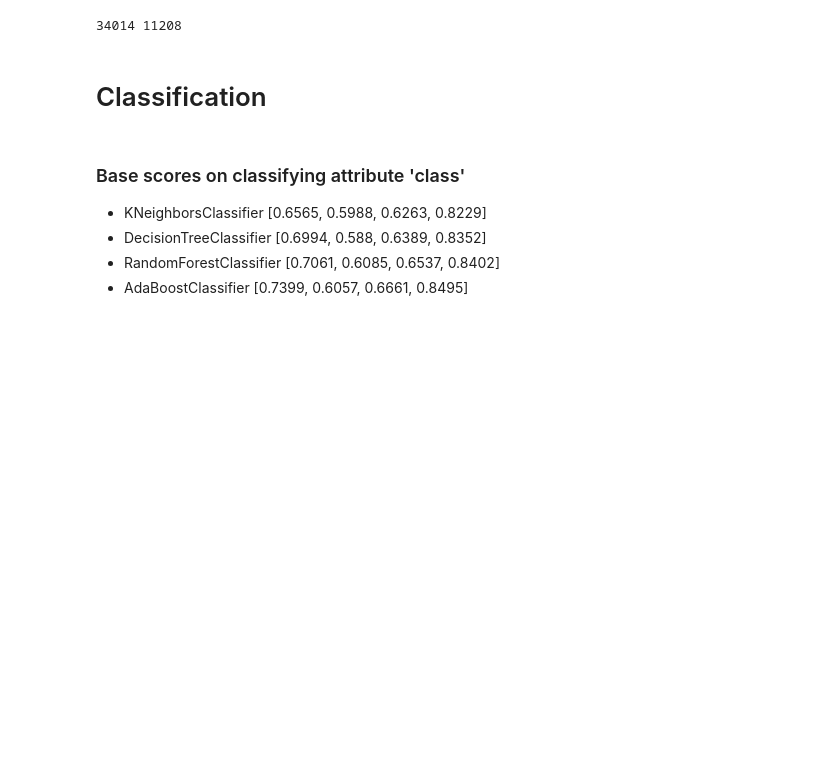
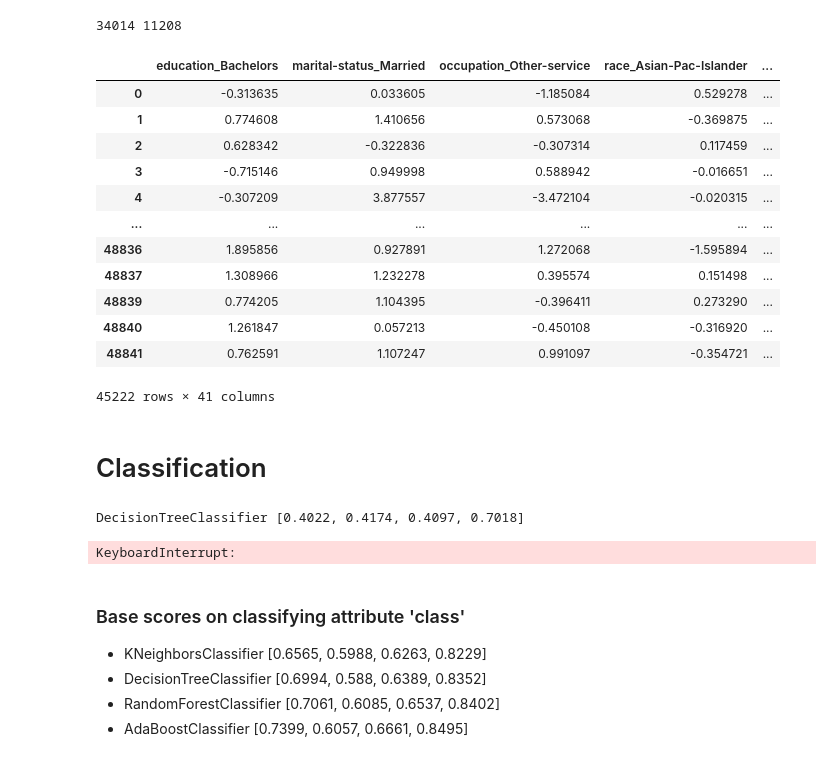
Before and after one commit to sraashis/graph-de-anonymization, a Jupyter notebook: AdultDataset.ipynb, the cells around one changed output. Saved outputs shown, nothing was run; the diff lists cells and outputs as text; code cells hidden in the pictures; blank space fills up the shorter version.

```diff
--- a/AdultDataset.ipynb
+++ b/AdultDataset.ipynb
@@ -205,12 +205,28 @@ print(c0, c1)
 # %% [output]
 34014 11208
 # %%
-eps = 0.1
+eps = 3
 sensitivity = 2
 df_secure = df_x.copy()
 for i in df_secure.index:
     noise = np.random.laplace(scale=sensitivity/eps, size=df_secure.shape[1])
     df_secure.loc[i] += noise
+# %%
+df_secure
+# %% [output]
+|  | education_Bachelors | marital-status_Married | occupation_Other-service | race_Asian-Pac-Islander | ... |
+| 0 | -0.313635 | 0.033605 | -1.185084 | 0.529278 | ... |
+| 1 | 0.774608 | 1.410656 | 0.573068 | -0.369875 | ... |
+| 2 | 0.628342 | -0.322836 | -0.307314 | 0.117459 | ... |
+| 3 | -0.715146 | 0.949998 | 0.588942 | -0.016651 | ... |
+| 4 | -0.307209 | 3.877557 | -3.472104 | -0.020315 | ... |
+| ... | ... | ... | ... | ... | ... |
+| 48836 | 1.895856 | 0.927891 | 1.272068 | -1.595894 | ... |
+| 48837 | 1.308966 | 1.232278 | 0.395574 | 0.151498 | ... |
+| 48839 | 0.774205 | 1.104395 | -0.396411 | 0.273290 | ... |
+| 48840 | 1.261847 | 0.057213 | -0.450108 | -0.316920 | ... |
+| 48841 | 0.762591 | 1.107247 | 0.991097 | -0.354721 | ... |
+45222 rows × 41 columns
 # %% [markdown]
 # Classification
 # %%
@@ -229,6 +245,9 @@ for clf in classifiers:
         _sc = run(clf, x_train, y_train, x_test, y_test, num_class)
         sc.accumulate(_sc)
     print(name, [round(i, 4) for i in sc.prfa()])
+# %% [output]
+DecisionTreeClassifier [0.4022, 0.4174, 0.4097, 0.7018]
+KeyboardInterrupt:
 # %% [markdown]
 ### Base scores on classifying attribute 'class'
 - KNeighborsClassifier [0.6565, 0.5988, 0.6263, 0.8229]
```
Also changed, not shown: 1 other file.
